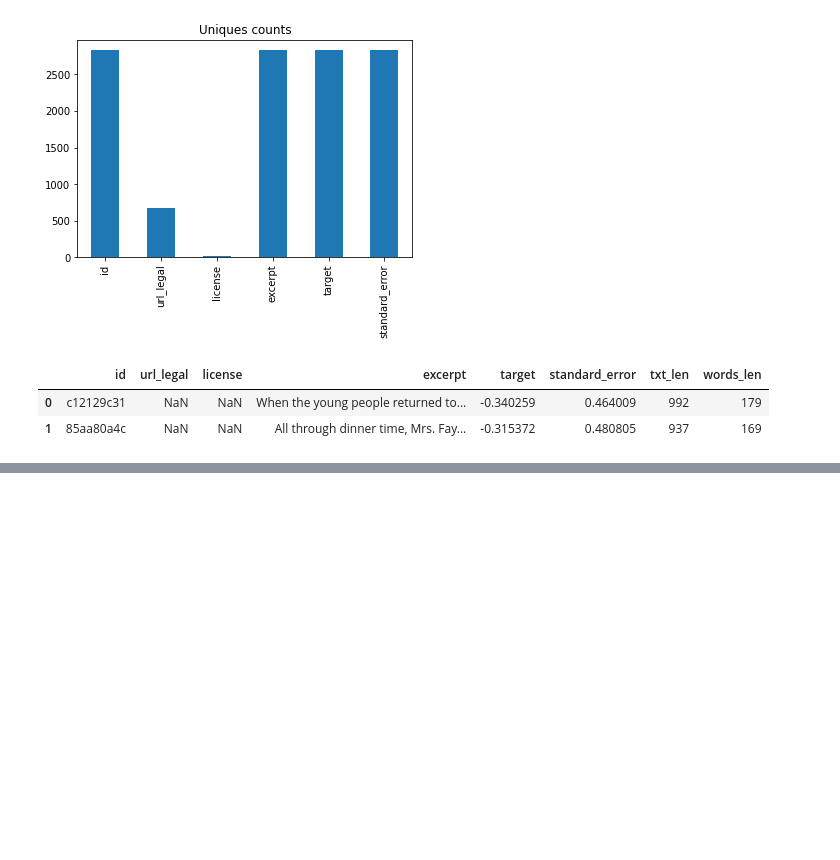
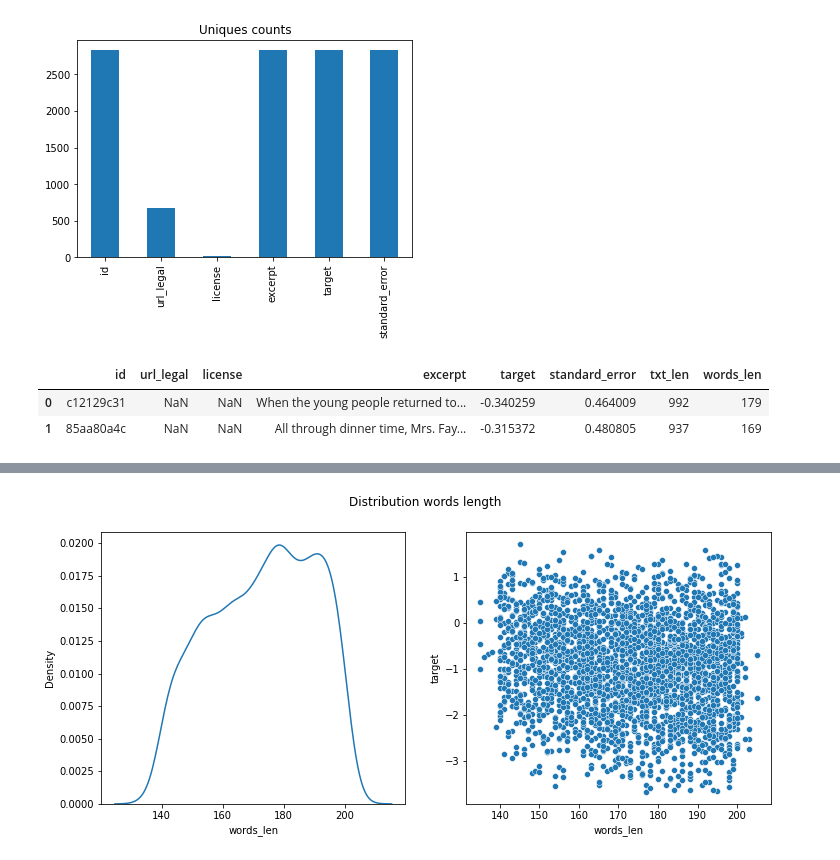
Before and after one commit to beifa/CommonLit, a Jupyter notebook: Description&eda.ipynb, the cells around one changed output, grey strips where cells are left out. Cells and saved outputs as stored; diff of their text form; code cells hidden in the pictures; blank space fills up the shorter version.

```diff
--- a/Description&eda.ipynb
+++ b/Description&eda.ipynb
@@ -135,0 +144,8 @@ df.head(2)
+# %%
+fig, ax = plt.subplots(1,2,figsize=(12, 5))
+plt.suptitle('Distribution words length')
+sns.kdeplot(data=df, x = 'words_len', ax = ax[0])
+sns.scatterplot(data = df, x = 'words_len', y = 'target', markers='.', ax = ax[1])
+plt.show()
+# %% [output]
+[figure, added]
```
Also changed, not shown: parts of 3 cells of this notebook.
